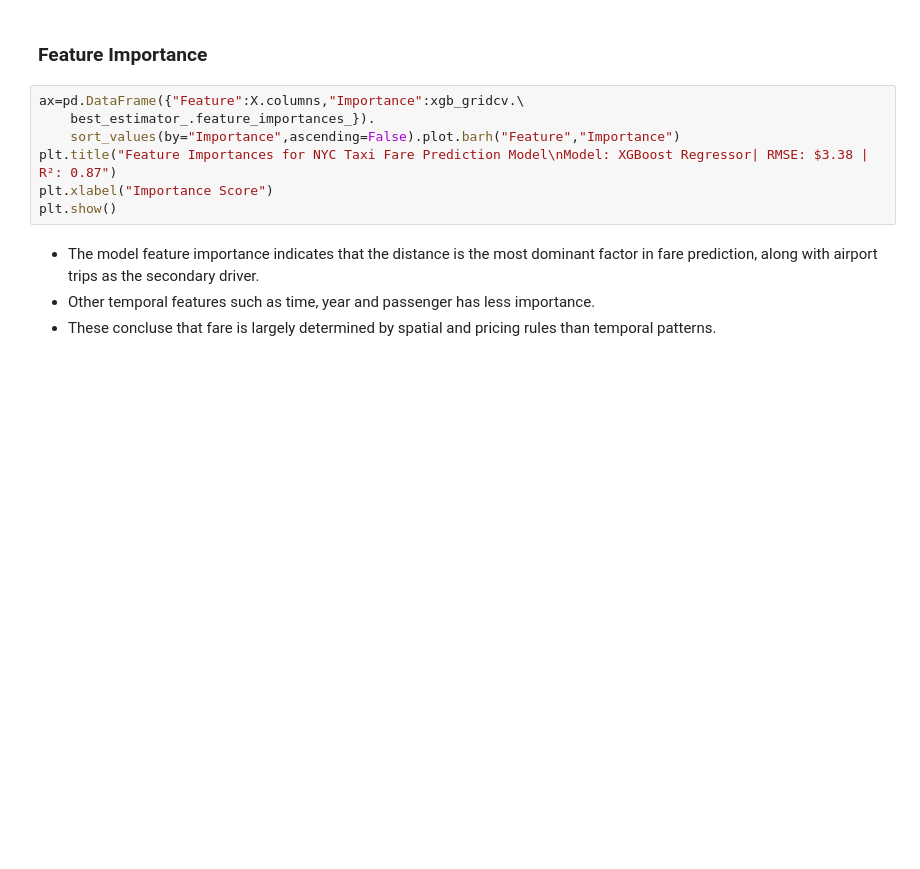
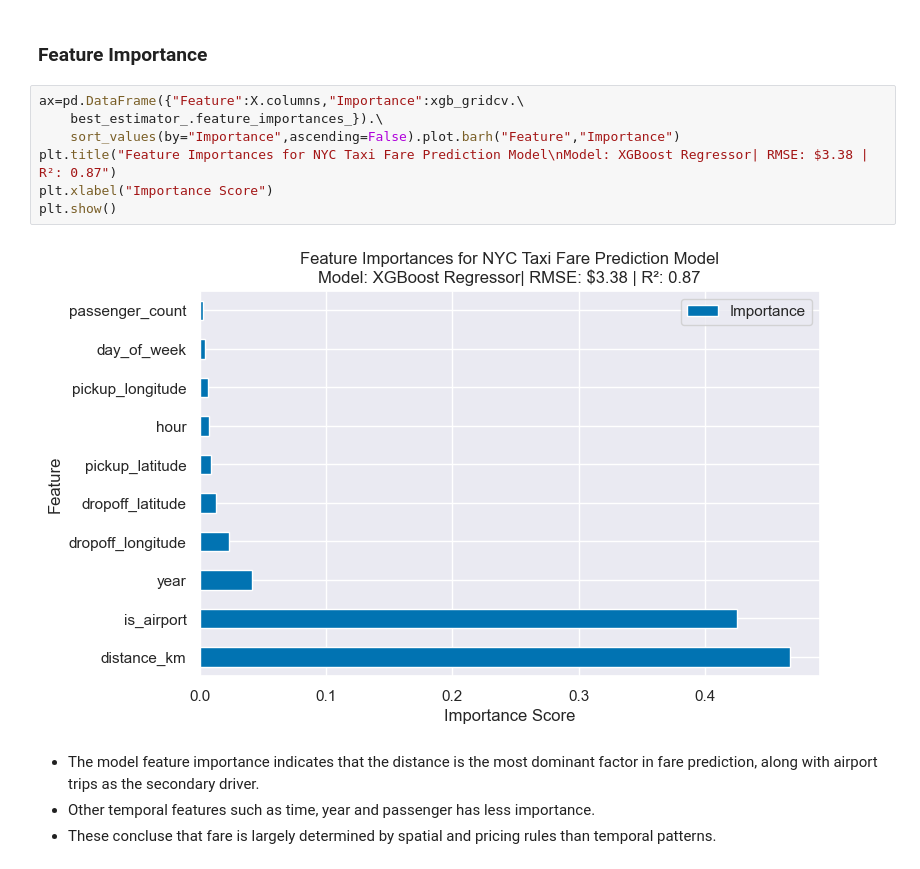
Before and after one commit to aguchhait-stack/nyc-taxi-fare-prediction, a Jupyter notebook: nyc-taxi-fare-prediction.ipynb, the cells around one changed output. Saved outputs shown, nothing was run; the diff lists cells and outputs as text; blank space fills up the shorter version.

```diff
--- a/nyc-taxi-fare-prediction.ipynb
+++ b/nyc-taxi-fare-prediction.ipynb
@@ -316,11 +321,13 @@ print(f"Cross Validations RMSE: {cv_rmse:.2f}\nTest RMSE: {rmse:.2f}\nR2 Score:
 ### Feature Importance
 # %%
 ax=pd.DataFrame({"Feature":X.columns,"Importance":xgb_gridcv.\
-    best_estimator_.feature_importances_}).
+    best_estimator_.feature_importances_}).\
     sort_values(by="Importance",ascending=False).plot.barh("Feature","Importance")
 plt.title("Feature Importances for NYC Taxi Fare Prediction Model\nModel: XGBoost Regressor| RMSE: $3.38 | R²: 0.87")
 plt.xlabel("Importance Score")
 plt.show()
+# %% [output]
+[figure, added]
 # %% [markdown]
 - The model feature importance indicates that the distance is the most dominant factor in fare prediction, along with airport trips as  the secondary driver.
 - Other temporal features such as time, year and passenger has less importance.
```
Also changed, not shown: parts of 3 cells of this notebook, 2 other files.
